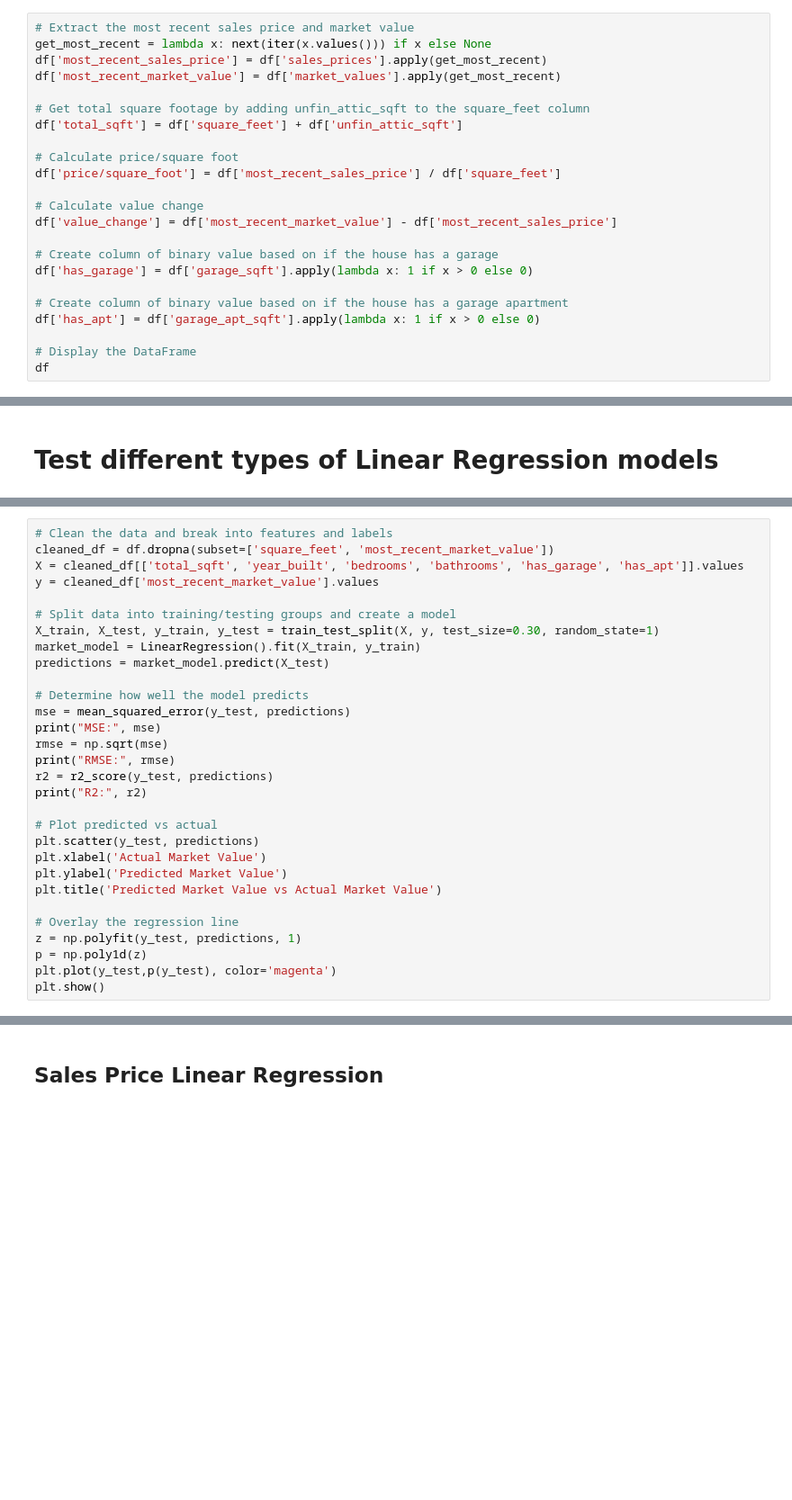
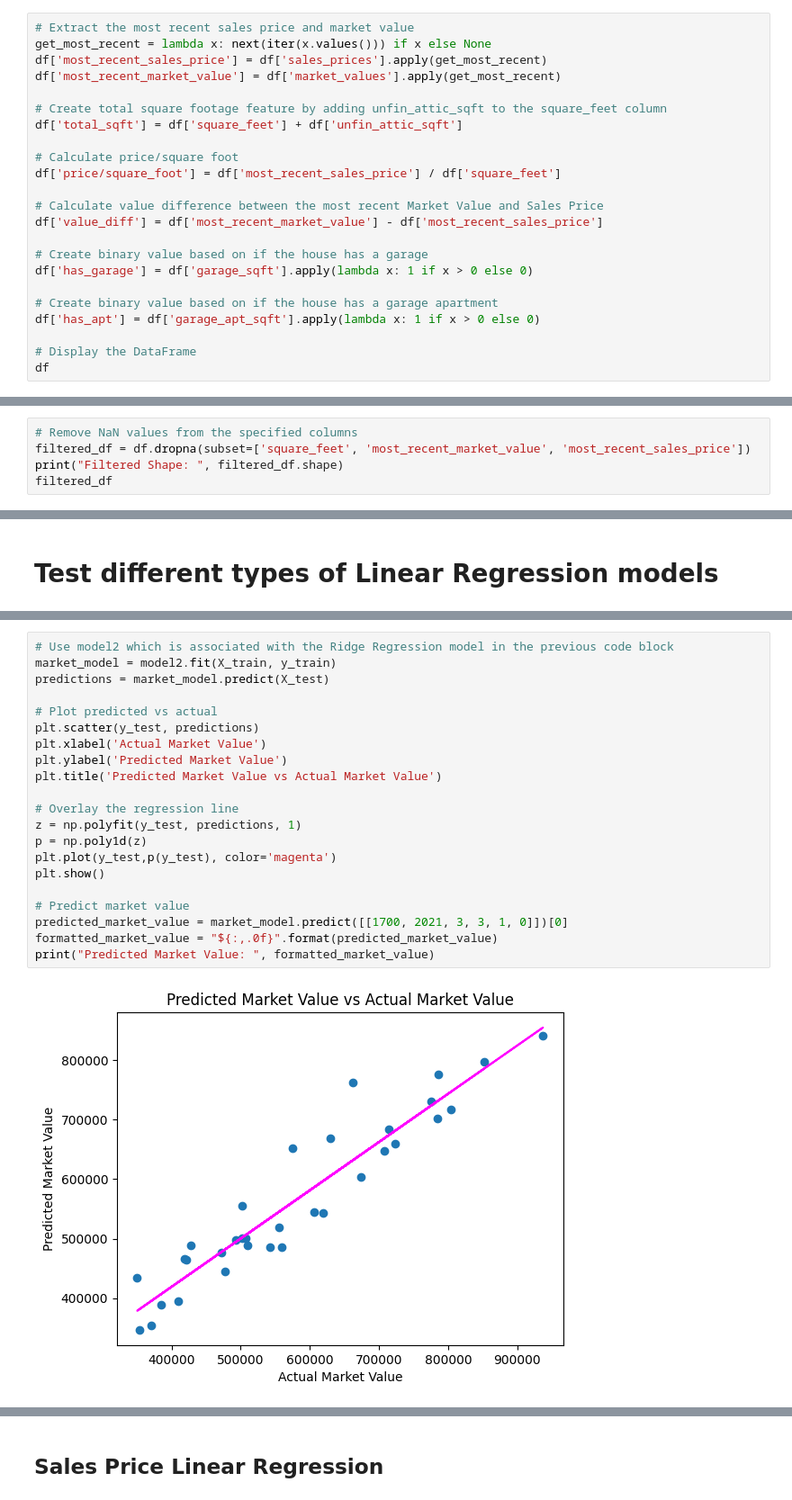
Before and after one commit to jason-christopher/Wheeler_Home_Values, a Jupyter notebook: analysis.ipynb, the cells around one changed output, grey strips where cells are left out. Shown at 90% size. Drawn from its saved outputs; the diff is of its cells as text; blank space fills up the shorter version.

Commit message:
made evaluation more robust and removed duplicate and outdated models

```diff
--- a/analysis.ipynb
+++ b/analysis.ipynb
@@ -30,19 +32,19 @@ get_most_recent = lambda x: next(iter(x.values())) if x else None
 df['most_recent_sales_price'] = df['sales_prices'].apply(get_most_recent)
 df['most_recent_market_value'] = df['market_values'].apply(get_most_recent)
 
-# Get total square footage by adding unfin_attic_sqft to the square_feet column
+# Create total square footage feature by adding unfin_attic_sqft to the square_feet column
 df['total_sqft'] = df['square_feet'] + df['unfin_attic_sqft']
 
 # Calculate price/square foot
 df['price/square_foot'] = df['most_recent_sales_price'] / df['square_feet']
 
-# Calculate value change
-df['value_change'] = df['most_recent_market_value'] - df['most_recent_sales_price']
+# Calculate value difference between the most recent Market Value and Sales Price
+df['value_diff'] = df['most_recent_market_value'] - df['most_recent_sales_price']
 
-# Create column of binary value based on if the house has a garage
+# Create binary value based on if the house has a garage
 df['has_garage'] = df['garage_sqft'].apply(lambda x: 1 if x > 0 else 0)
 
-# Create column of binary value based on if the house has a garage apartment
+# Create binary value based on if the house has a garage apartment
 df['has_apt'] = df['garage_apt_sqft'].apply(lambda x: 1 if x > 0 else 0)
 
 # Display the DataFrame
@@ -63,0 +70,5 @@ df
+# %%
+# Remove NaN values from the specified columns
+filtered_df = df.dropna(subset=['square_feet', 'most_recent_market_value', 'most_recent_sales_price'])
+print("Filtered Shape: ", filtered_df.shape)
+filtered_df
@@ -246,31 +212,23 @@ Predicted Market Value:  $549,428
 # %%
-# Clean the data and break into features and labels
-cleaned_df = df.dropna(subset=['square_feet', 'most_recent_market_value'])
-X = cleaned_df[['total_sqft', 'year_built', 'bedrooms', 'bathrooms', 'has_garage', 'has_apt']].values
-y = cleaned_df['most_recent_market_value'].values
-
-# Split data into training/testing groups and create a model
-X_train, X_test, y_train, y_test = train_test_split(X, y, test_size=0.30, random_state=1)
-market_model = LinearRegression().fit(X_train, y_train)
+# Use model2 which is associated with the Ridge Regression model in the previous code block
+market_model = model2.fit(X_train, y_train)
 predictions = market_model.predict(X_test)
-
-# Determine how well the model predicts
-mse = mean_squared_error(y_test, predictions)
-print("MSE:", mse)
-rmse = np.sqrt(mse)
-print("RMSE:", rmse)
-r2 = r2_score(y_test, predictions)
-print("R2:", r2)
 
 # Plot predicted vs actual
 plt.scatter(y_test, predictions)
 plt.xlabel('Actual Market Value')
 plt.ylabel('Predicted Market Value')
 plt.title('Predicted Market Value vs Actual Market Value')
 
 # Overlay the regression line
 z = np.polyfit(y_test, predictions, 1)
 p = np.poly1d(z)
 plt.plot(y_test,p(y_test), color='magenta')
 plt.show()
+
+# Predict market value
+predicted_market_value = market_model.predict([[1700, 2021, 3, 3, 1, 0]])[0]
+formatted_market_value = "${:,.0f}".format(predicted_market_value)
+print("Predicted Market Value: ", formatted_market_value)
 # %% [output]
+[figure, new version]
```
Also changed, not shown: parts of 15 cells of this notebook.
